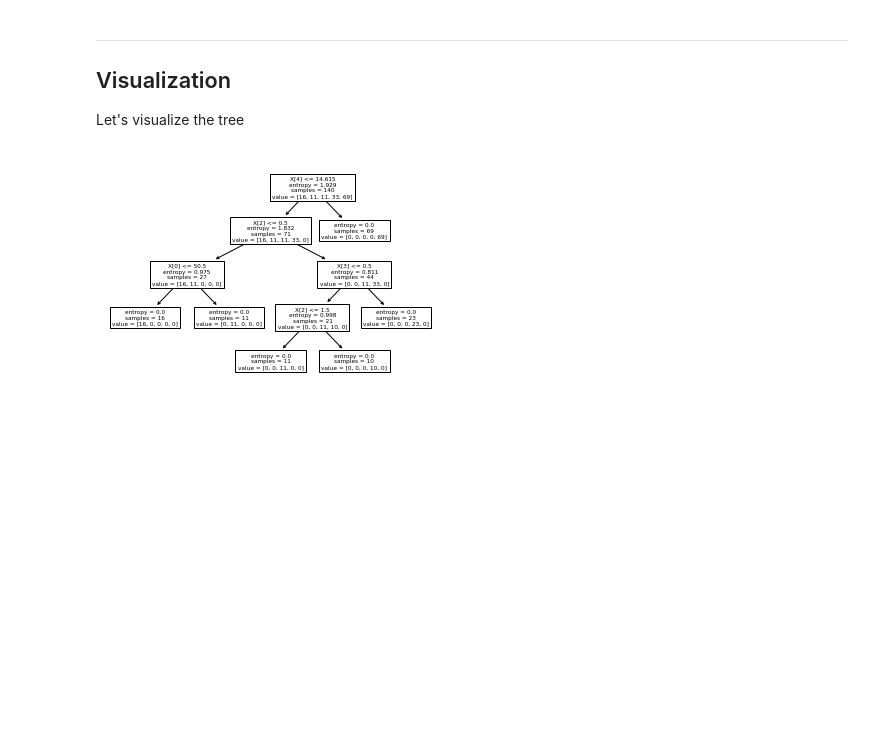
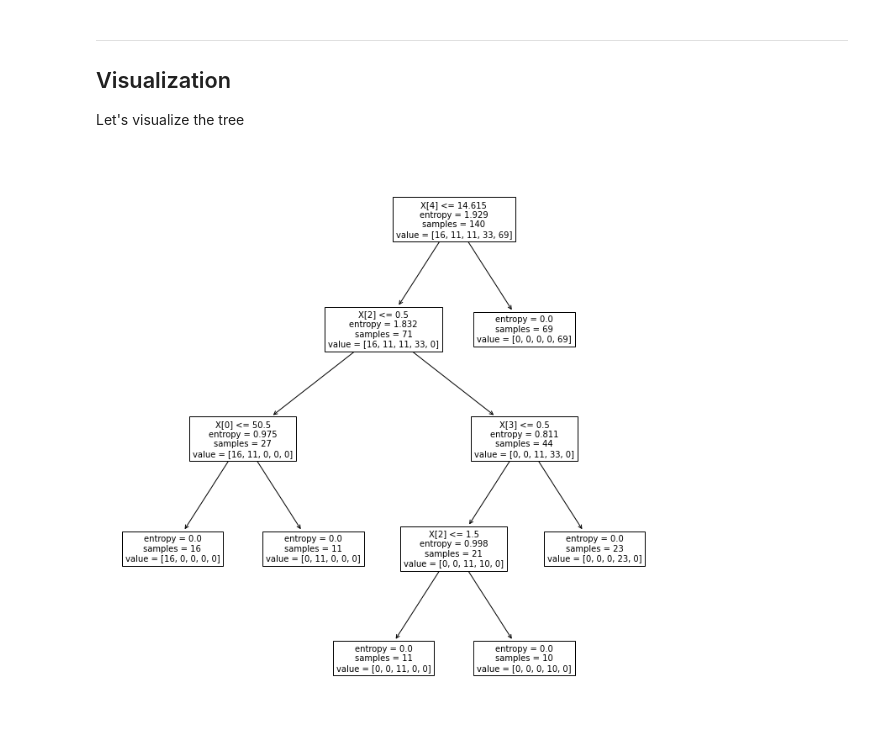
Before and after one commit to kauebr/Machine-Learning-Projects-IBM, a Jupyter notebook: Arvore de decisao/Arvore.ipynb, the cells around one changed output. Drawn from its saved outputs; the diff is of its cells as text; code cells hidden in the pictures; blank space fills up the shorter version.

```diff
--- a/Arvore de decisao/Arvore.ipynb
+++ b/Arvore de decisao/Arvore.ipynb
@@ -204,7 +204,8 @@ Let's visualize the tree
 #!conda install -c conda-forge pydotplus -y
 #!conda install -c conda-forge python-graphviz -y
 # %%
-tree.plot_tree(drugTree)
+plt.figure(figsize=(12,12))
+tree.plot_tree(drugTree, fontsize=10)
 plt.show()
 # %% [output]
-[figure, old version]
+[figure, new version]
```
Also changed, not shown: parts of 2 cells of this notebook.
